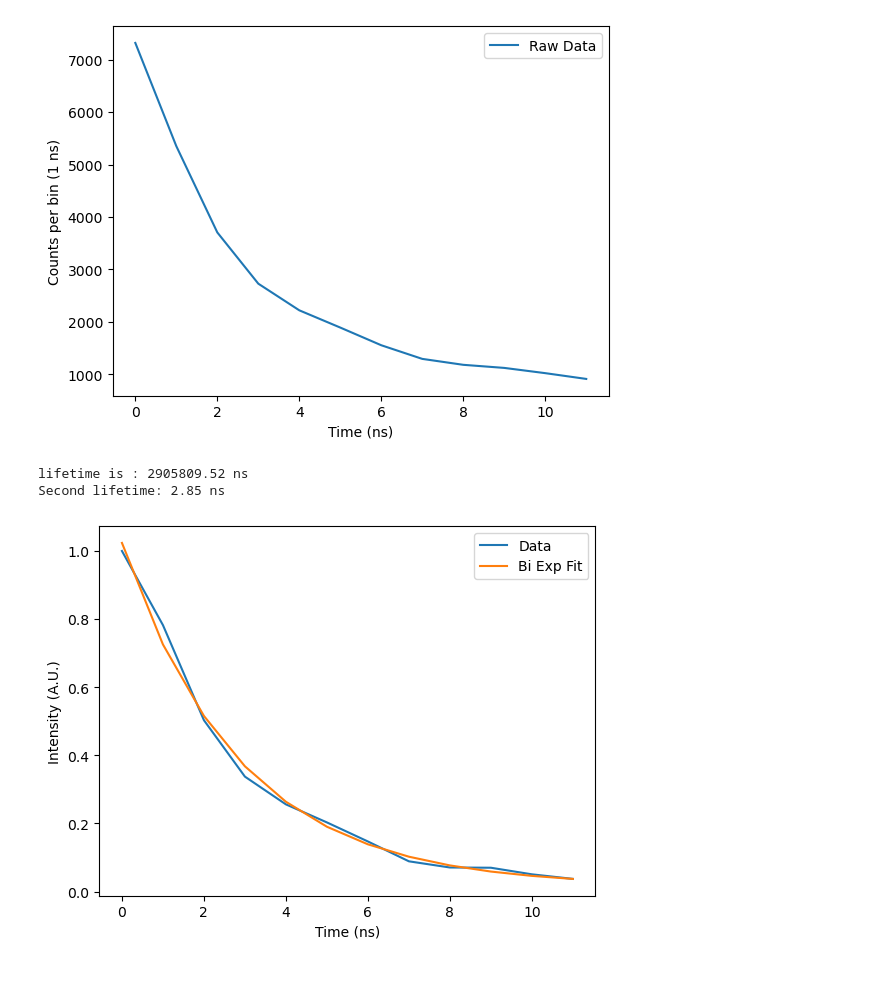
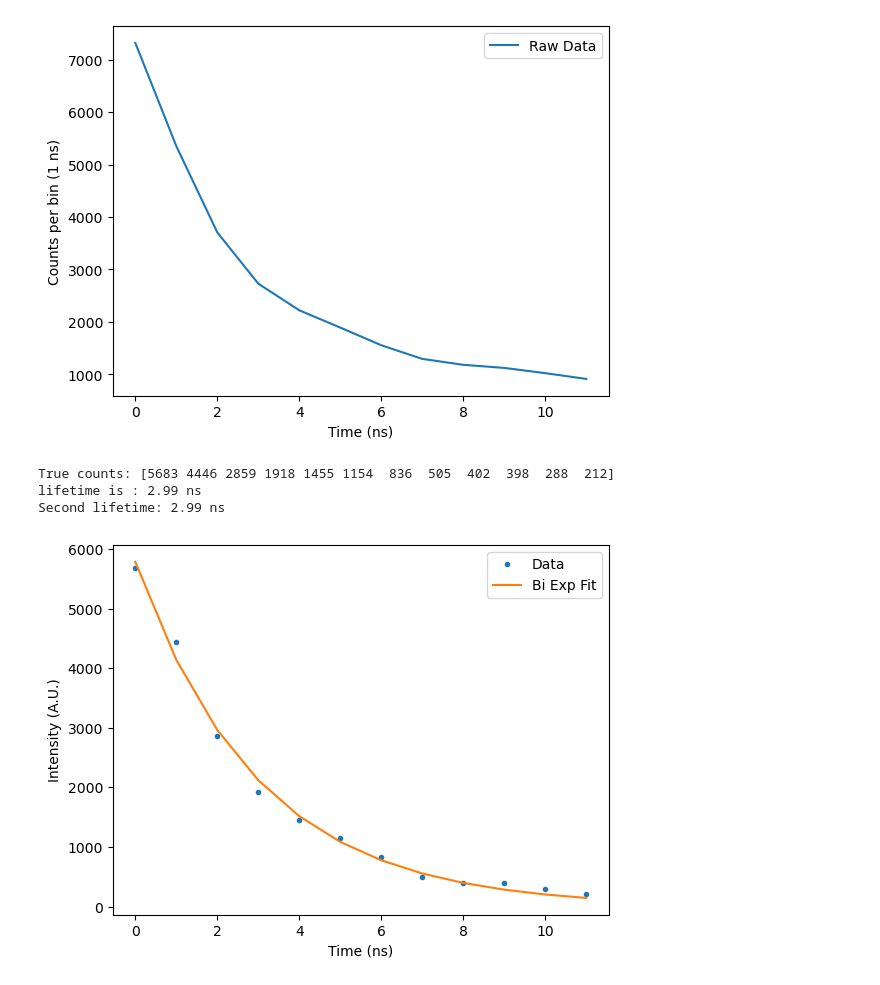
Before and after one commit to UW-Quantum-Defect-Lab/qdmodel, a Jupyter notebook: qdanalysis/timetagger_analysis/lifetimeanalysis.ipynb, the cells around one changed output. Drawn from its saved outputs; the diff is of its cells as text; code cells hidden in the pictures.

```diff
--- a/qdanalysis/timetagger_analysis/lifetimeanalysis.ipynb
+++ b/qdanalysis/timetagger_analysis/lifetimeanalysis.ipynb
@@ -33,7 +33,7 @@ def plot_data(x, y, model_function, popt, legend, x_label, y_label):
     # Plots data and fitted curve using given model function
     data_line_name = legend[0]
     fit_line_name = legend[1]
-    plt.plot(x, y, label=data_line_name)
+    plt.plot(x, y, ".", label=data_line_name)
     plt.plot(x, model_function(x, *popt), label=fit_line_name)
     plt.xlabel(x_label)
     plt.ylabel(y_label)
@@ -121,0 +122,10 @@ Text(0, 0.5, 'Counts per bin (1 ns)')
+# %%
+# off sample (bkg)
+bkg_data_file_name_12_bins = "Histogram_2025-08-05_202626_bkg_12.txt"
+
+times_12, cts_12, num_files_12 = read_multiple_text_files([f"{DATA_ABSOLUTE_PATH}{bkg_data_file_name_12_bins}"])
+
+plt.plot(times_12, cts_12, label="Background Sample 12 bins")
+plt.legend()
+plt.xlabel("Time (ns)")
+plt.ylabel("Counter per bin (1 ns)")
@@ -137,9 +150,10 @@ plt.ylabel("Counts per bin (1 ns)")
 Text(0, 0.5, 'Counts per bin (1 ns)')
 [figure]
 # %%
-true_cts = cts_nv - cts
+true_cts = cts_nv - cts_12
+print(f"True counts: {true_cts}")
 # true_cts = true_cts - min(true_cts) # normalize counts #PLAY WITH THIS, comment in and out to see what looks better
-true_cts = true_cts/max(true_cts) # normalize counts
+# true_cts = true_cts/max(true_cts) # normalize counts
 from scipy import special
 
 def expgaussian(x, a, c, f):
@@ -164,38 +178,39 @@ def fit_expgaussian(x, y):
     plt.plot(x, expgaussian(x, *popt), label='ExpGaussian Fit')
     plt.xlabel('Time (ns)')
     plt.ylabel('Counts per bin (100ps)')
     plt.legend()
 
     # Add the FWHM to the legend
     plt.legend(['Data', 'BiExpGaussian Fit'])
     print("lifetime is: (in ns)")
     print(1/popt[0])
     print(1/popt[1])
     plt.show()
 # fit_expgaussian(times_nv, true_cts) # 1.06 ns is FWHM of gaussian laser
 
 def bi_exponential(x, amplitude_1, lifetime_1, amplitude_2, lifetime_2):
     return amplitude_1 * np.exp(-x/lifetime_1) + amplitude_2 *np.exp(-x/lifetime_2)
 
 def fit_biexponential(x, y):
-    a0 = 1
-    c0 = 10
-    amplitude_2_0 = 1
-    lifetime_2_0 = 1
-    p0 = [a0, c0, amplitude_2_0, lifetime_2_0]
+    amplitude_1_0 = 5683
+    lifetime_1_0 = 10
+    amplitude_2_0 = 1918
+    lifetime_2_0 = 3
+    p0 = [amplitude_1_0, lifetime_1_0, amplitude_2_0, lifetime_2_0]
 
     popt, pcov = curve_fit(bi_exponential, x, y, p0=p0, maxfev=10000, gtol = 1e-10)
     return popt, pcov
 
 popt, pcov = fit_biexponential(times_nv, true_cts)
 print(f"lifetime is : {popt[1]:.2f} ns")
 print(f"Second lifetime: {popt[3]:.2f} ns")
 
 legend = ["Data", "Bi Exp Fit"]
 x_label = "Time (ns)"
 y_label = "Intensity (A.U.)"
 plot_data(times_nv, true_cts, bi_exponential, popt, legend, x_label, y_label)
 # %% [output]
-lifetime is : 2905809.52 ns
-Second lifetime: 2.85 ns
+True counts: [5683 4446 2859 1918 1455 1154  836  505  402  398  288  212]
+lifetime is : 2.99 ns
+Second lifetime: 2.99 ns
-[figure, old version]
+[figure, new version]
```
Also changed, not shown: parts of 3 cells of this notebook.
